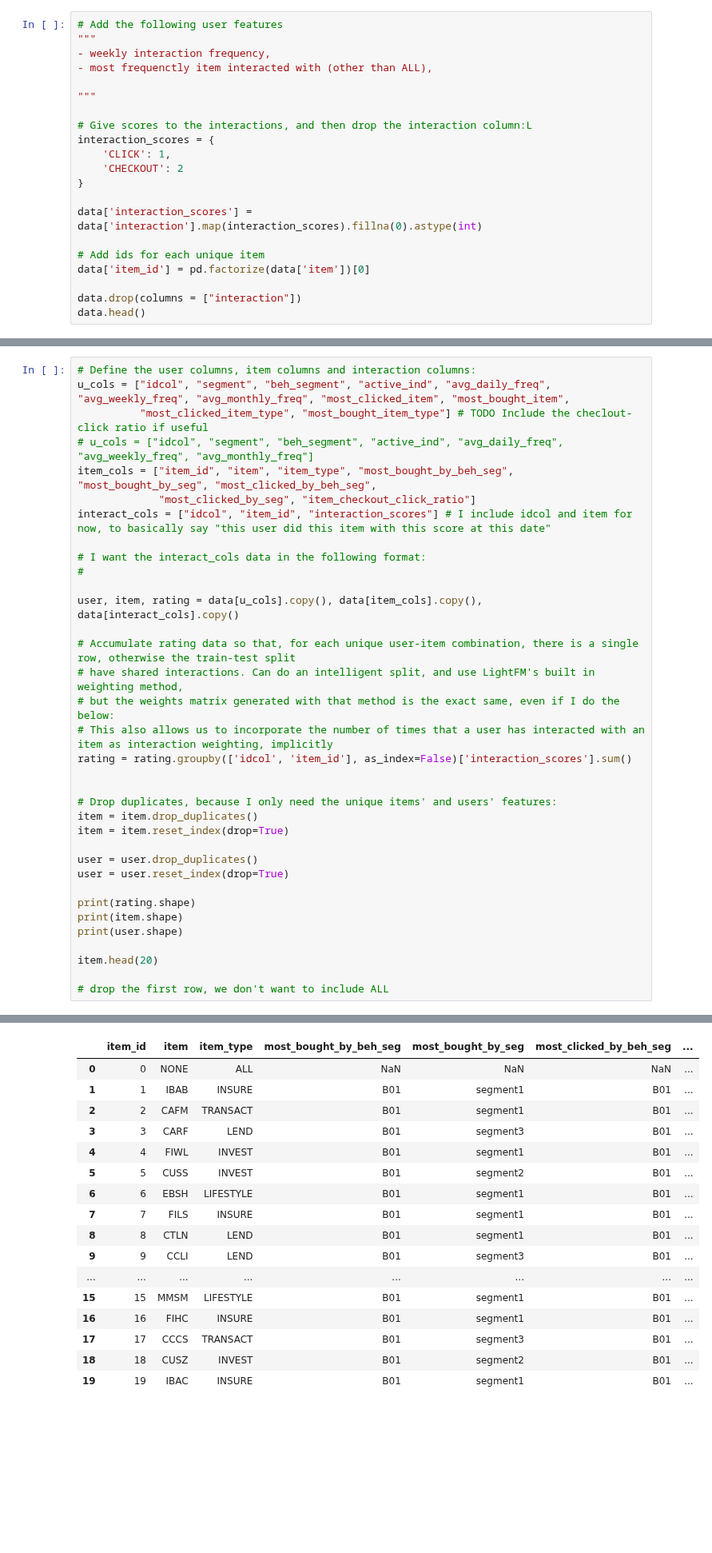
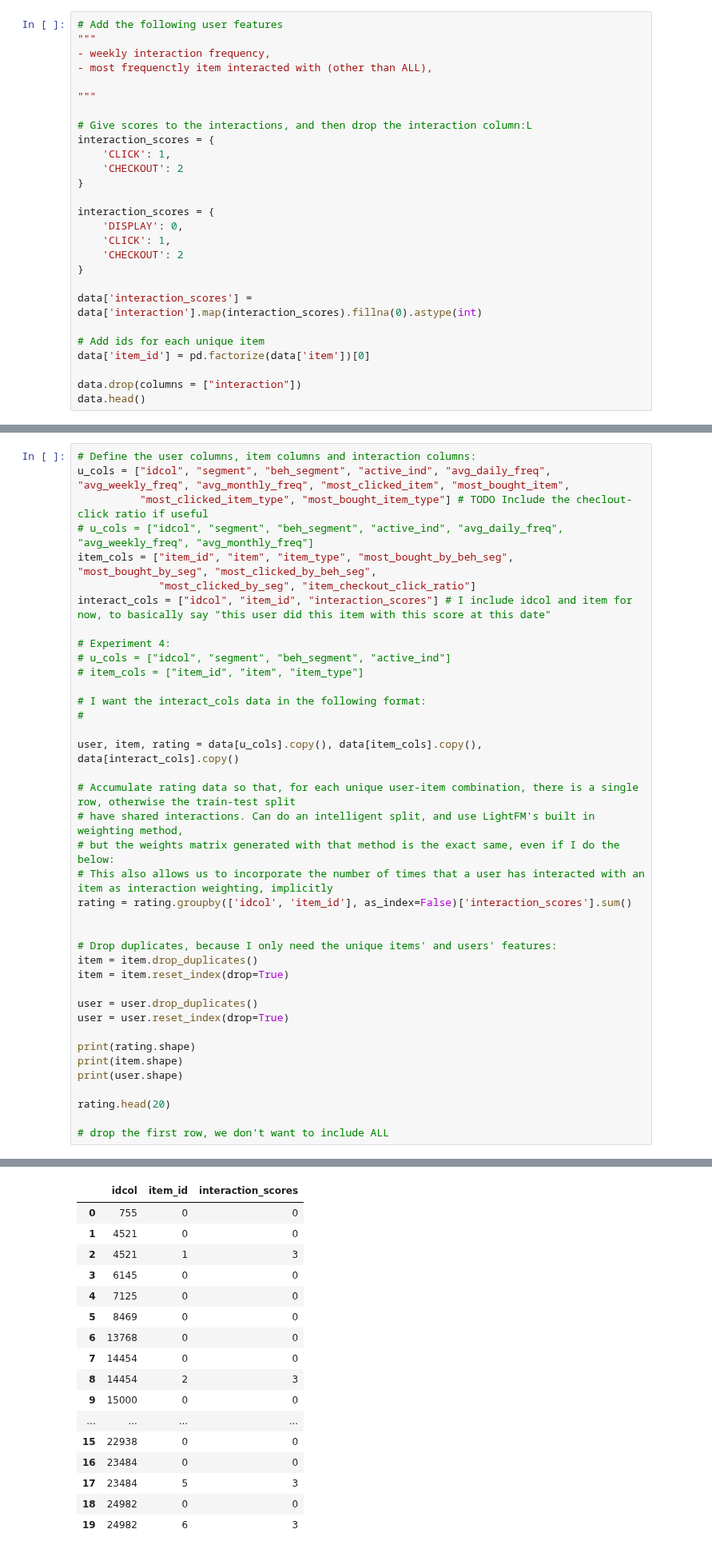
Before and after one commit to lizesteyn/FNBdataquest, a Jupyter notebook: LightFM_2.ipynb, the cells around one changed output, grey strips where cells are left out. Shown at 80% size. Cells and saved outputs as stored; diff of their text form; blank space fills up the shorter version.

```diff
--- a/LightFM_2.ipynb
+++ b/LightFM_2.ipynb
@@ -86,6 +86,12 @@ interaction_scores = {
     'CHECKOUT': 2
 }
 
+interaction_scores = {
+    'DISPLAY': 0,
+    'CLICK': 1,
+    'CHECKOUT': 2
+}
+
 data['interaction_scores'] = data['interaction'].map(interaction_scores).fillna(0).astype(int)
 
 # Add ids for each unique item
@@ -517,54 +558,58 @@ u_cols = ["idcol", "segment", "beh_segment", "active_ind", "avg_daily_freq", "av
 item_cols = ["item_id", "item", "item_type", "most_bought_by_beh_seg", "most_bought_by_seg", "most_clicked_by_beh_seg",
              "most_clicked_by_seg", "item_checkout_click_ratio"]
 interact_cols = ["idcol", "item_id", "interaction_scores"] # I include idcol and item for now, to basically say "this user did this item with this score at this date"
+
+# Experiment 4:
+# u_cols = ["idcol", "segment", "beh_segment", "active_ind"]
+# item_cols = ["item_id", "item", "item_type"]
 
 # I want the interact_cols data in the following format:
 #
 
 user, item, rating = data[u_cols].copy(), data[item_cols].copy(), data[interact_cols].copy()
 
 # Accumulate rating data so that, for each unique user-item combination, there is a single row, otherwise the train-test split
 # have shared interactions. Can do an intelligent split, and use LightFM's built in weighting method,
 # but the weights matrix generated with that method is the exact same, even if I do the below:
 # This also allows us to incorporate the number of times that a user has interacted with an item as interaction weighting, implicitly
 rating = rating.groupby(['idcol', 'item_id'], as_index=False)['interaction_scores'].sum()
 
 
 # Drop duplicates, because I only need the unique items' and users' features:
 item = item.drop_duplicates()
 item = item.reset_index(drop=True)
 
 user = user.drop_duplicates()
 user = user.reset_index(drop=True)
 
 print(rating.shape)
 print(item.shape)
 print(user.shape)
 
-item.head(20)
+rating.head(20)
 
 # drop the first row, we don't want to include ALL
 # %% [output]
 (169646, 3)
 (104, 8)
 (84375, 11)
-|  | item_id | item | item_type | most_bought_by_beh_seg | most_bought_by_seg | most_clicked_by_beh_seg | ... |
-| 0 | 0 | NONE | ALL | NaN | NaN | NaN | ... |
-| 1 | 1 | IBAB | INSURE | B01 | segment1 | B01 | ... |
-| 2 | 2 | CAFM | TRANSACT | B01 | segment1 | B01 | ... |
-| 3 | 3 | CARF | LEND | B01 | segment3 | B01 | ... |
-| 4 | 4 | FIWL | INVEST | B01 | segment1 | B01 | ... |
-| 5 | 5 | CUSS | INVEST | B01 | segment2 | B01 | ... |
-| 6 | 6 | EBSH | LIFESTYLE | B01 | segment1 | B01 | ... |
-| 7 | 7 | FILS | INSURE | B01 | segment1 | B01 | ... |
-| 8 | 8 | CTLN | LEND | B01 | segment1 | B01 | ... |
-| 9 | 9 | CCLI | LEND | B01 | segment3 | B01 | ... |
-| ... | ... | ... | ... | ... | ... | ... | ... |
-| 15 | 15 | MMSM | LIFESTYLE | B01 | segment1 | B01 | ... |
-| 16 | 16 | FIHC | INSURE | B01 | segment1 | B01 | ... |
-| 17 | 17 | CCCS | TRANSACT | B01 | segment3 | B01 | ... |
-| 18 | 18 | CUSZ | INVEST | B01 | segment2 | B01 | ... |
-| 19 | 19 | IBAC | INSURE | B01 | segment1 | B01 | ... |
+|  | idcol | item_id | interaction_scores |
+| 0 | 755 | 0 | 0 |
+| 1 | 4521 | 0 | 0 |
+| 2 | 4521 | 1 | 3 |
+| 3 | 6145 | 0 | 0 |
+| 4 | 7125 | 0 | 0 |
+| 5 | 8469 | 0 | 0 |
+| 6 | 13768 | 0 | 0 |
+| 7 | 14454 | 0 | 0 |
+| 8 | 14454 | 2 | 3 |
+| 9 | 15000 | 0 | 0 |
+| ... | ... | ... | ... |
+| 15 | 22938 | 0 | 0 |
+| 16 | 23484 | 0 | 0 |
+| 17 | 23484 | 5 | 3 |
+| 18 | 24982 | 0 | 0 |
+| 19 | 24982 | 6 | 3 |
 # %%
 # Normalise the interaction scores:
 # Group by idcol and calculate the sum of interaction scores for each user
```
Also changed, not shown: parts of 11 cells of this notebook, 3 other files.
